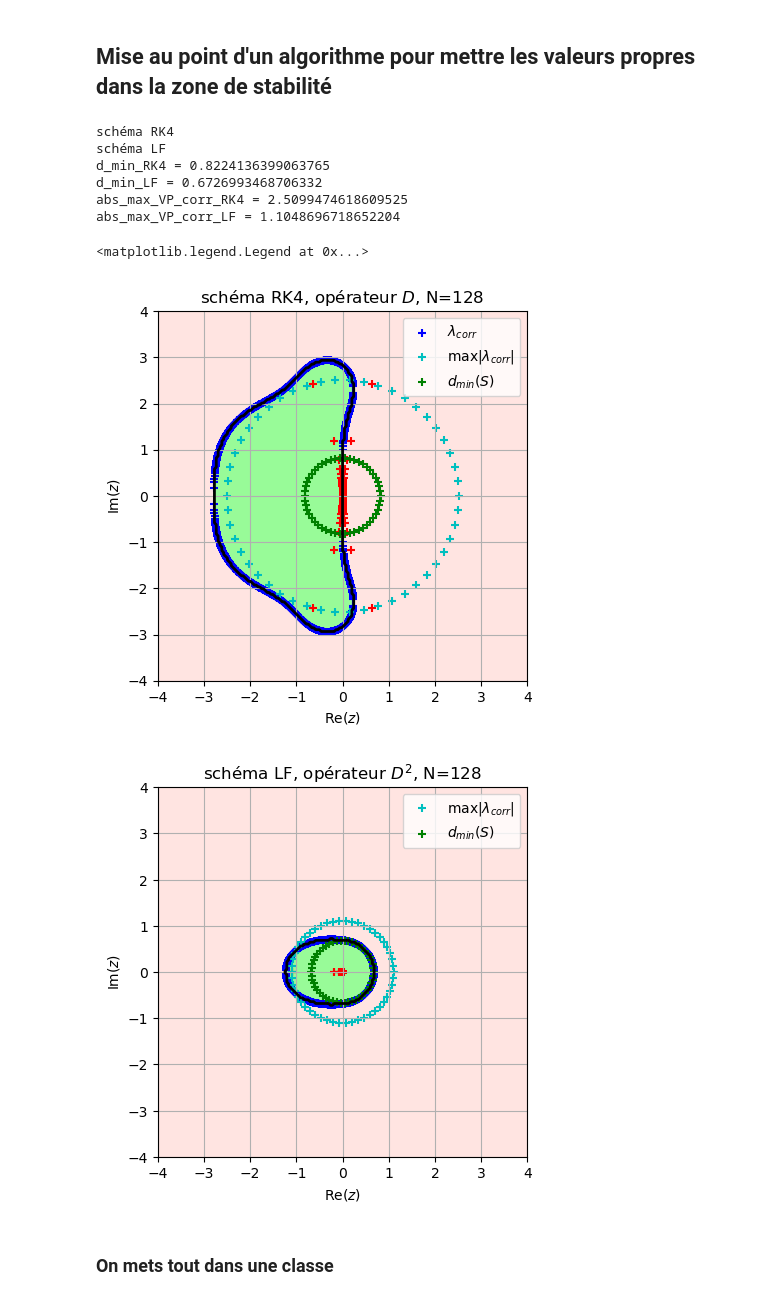
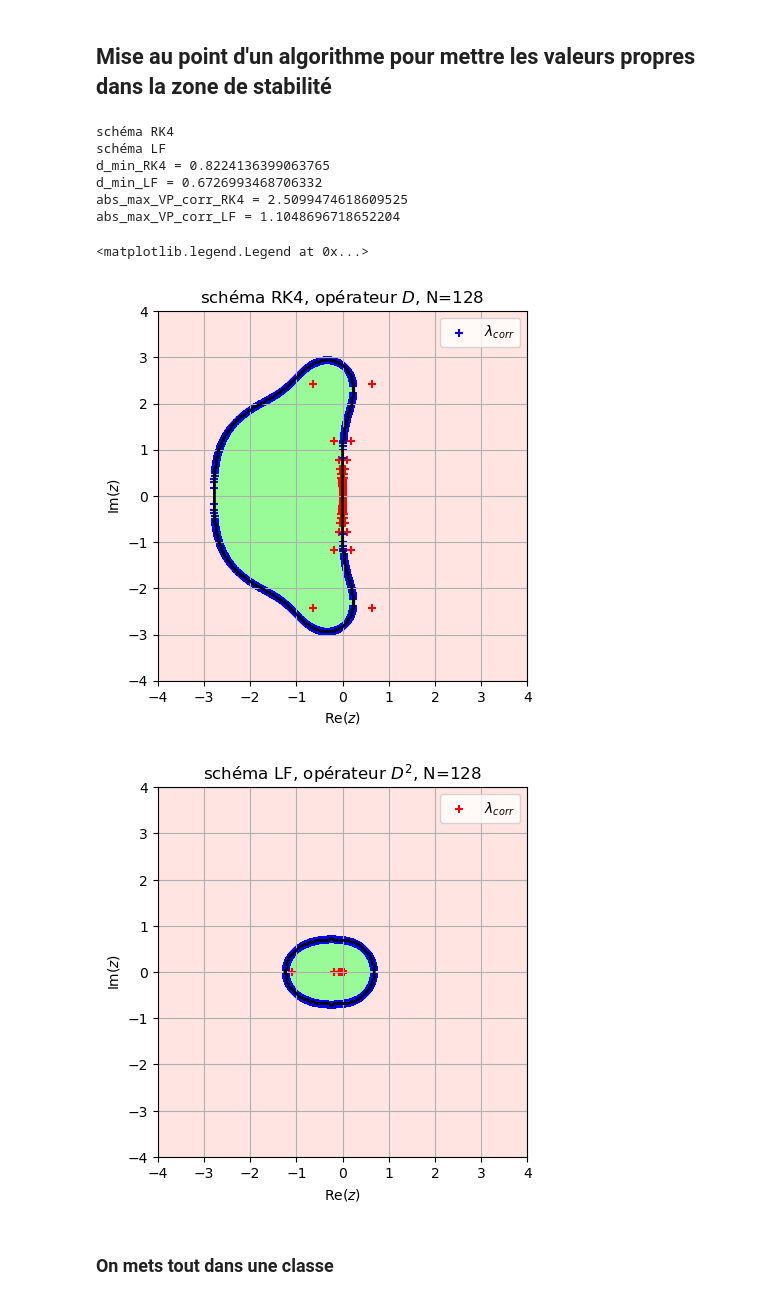
Before and after one commit to personne30003/pyTQG, a Jupyter notebook: Proto_notebooks/Adv_1D.ipynb, the cells around one changed output. Cells and saved outputs as stored; diff of their text form; code cells hidden in the pictures.

```diff
--- a/Proto_notebooks/Adv_1D.ipynb
+++ b/Proto_notebooks/Adv_1D.ipynb
@@ -673,40 +703,40 @@ d_min_LF, abs_max_VP_corr_LF = d_min_contour(VP_corr_LF, contour_LF)
 print(f"d_min_RK4 = {d_min_RK4}")
 print(f"d_min_LF = {d_min_LF}")
 
 print(f"abs_max_VP_corr_RK4 = {abs_max_VP_corr_RK4}")
 print(f"abs_max_VP_corr_LF = {abs_max_VP_corr_LF}")
 
 liste_angle = np.linspace(0.0, 2.0*np.pi, endpoint = False)
 
 
 fig = plt.figure()
 ax_RK4 = stability_diagram(stab_RK4, title = 'RK4')
 ax_RK4.set_title(rf"schéma RK4, opérateur $D$, N={N1}")
 ax_RK4.scatter(VP_corr_RK4.real, VP_corr_RK4.imag, marker = '+', color='r')
 
 ax_RK4.scatter(contour_RK4.Complex.real, contour_RK4.Complex.imag, marker = '+', color = 'b', label = r'$\lambda_{corr}$')
-ax_RK4.scatter(abs_max_VP_corr_RK4*np.cos(liste_angle), abs_max_VP_corr_RK4*np.sin(liste_angle), marker='+', color = 'c', label =r"$\max{|\lambda_{corr}|}$")
-ax_RK4.scatter(d_min_RK4*np.cos(liste_angle), d_min_RK4*np.sin(liste_angle), marker='+', color = 'g', label =r"$d_{min}(S)$")
+#ax_RK4.scatter(abs_max_VP_corr_RK4*np.cos(liste_angle), abs_max_VP_corr_RK4*np.sin(liste_angle), marker='+', color = 'c', label =r"$\max{|\lambda_{corr}|}$")
+#ax_RK4.scatter(d_min_RK4*np.cos(liste_angle), d_min_RK4*np.sin(liste_angle), marker='+', color = 'g', label =r"$d_{min}(S)$")
 ax_RK4.legend()
 
 fig = plt.figure()
 ax_LF = stability_diagram(stab_LF, title = 'LF')
 ax_LF.set_title(rf"schéma LF, opérateur $D^2$, N={N1}")
 ax_LF.scatter(contour_LF.Complex.real, contour_LF.Complex.imag, marker = '+', color = 'b')
-ax_LF.scatter(VP_corr_LF.real, VP_corr_LF.imag, marker = '+', color='r')
-ax_LF.scatter(abs_max_VP_corr_LF*np.cos(liste_angle), abs_max_VP_corr_LF*np.sin(liste_angle), marker='+', color = 'c', label =r"$\max{|\lambda_{corr}|}$")
-ax_LF.scatter(d_min_LF*np.cos(liste_angle), d_min_LF*np.sin(liste_angle), marker='+', color = 'g', label =r"$d_{min}(S)$")
+ax_LF.scatter(VP_corr_LF.real, VP_corr_LF.imag, marker = '+', color='r', label = r'$\lambda_{corr}$')
+#ax_LF.scatter(abs_max_VP_corr_LF*np.cos(liste_angle), abs_max_VP_corr_LF*np.sin(liste_angle), marker='+', color = 'c', label =r"$\max{|\lambda_{corr}|}$")
+#ax_LF.scatter(d_min_LF*np.cos(liste_angle), d_min_LF*np.sin(liste_angle), marker='+', color = 'g', label =r"$d_{min}(S)$")
 ax_LF.legend()
 # %% [output]
 schéma RK4
 schéma LF
 d_min_RK4 = 0.8224136399063765
 d_min_LF = 0.6726993468706332
 abs_max_VP_corr_RK4 = 2.5099474618609525
 abs_max_VP_corr_LF = 1.1048696718652204
 <matplotlib.legend.Legend at 0x...>
-[figure, old version]
+[figure, new version]
-[figure, old version]
+[figure, new version]
 # %% [markdown]
 ### On mets tout dans une classe
 # %%
```
Also changed, not shown: parts of 1 cell of this notebook, 15 other files.
